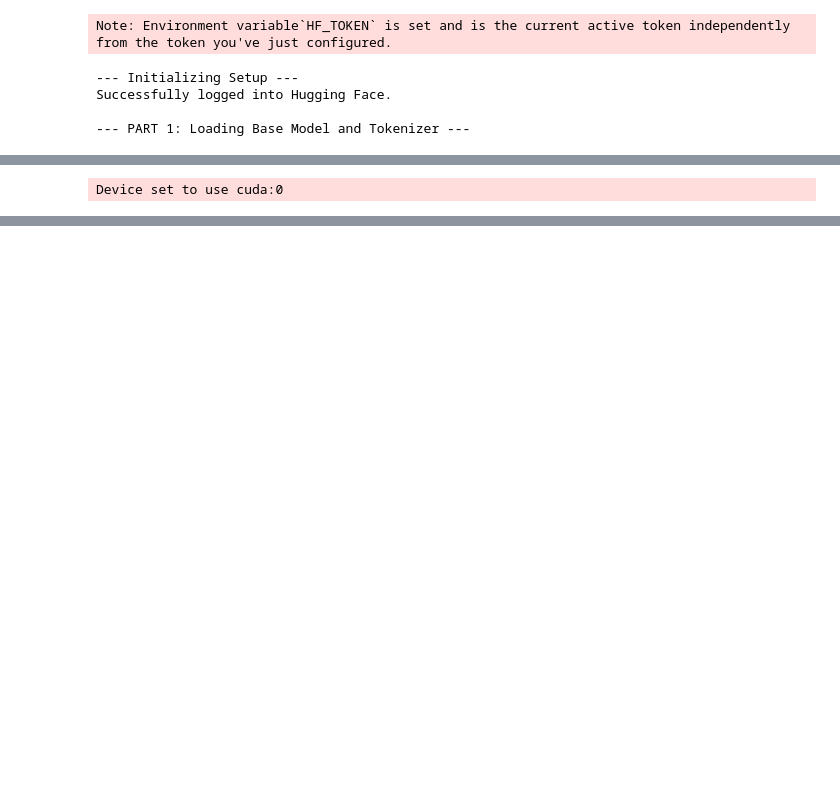
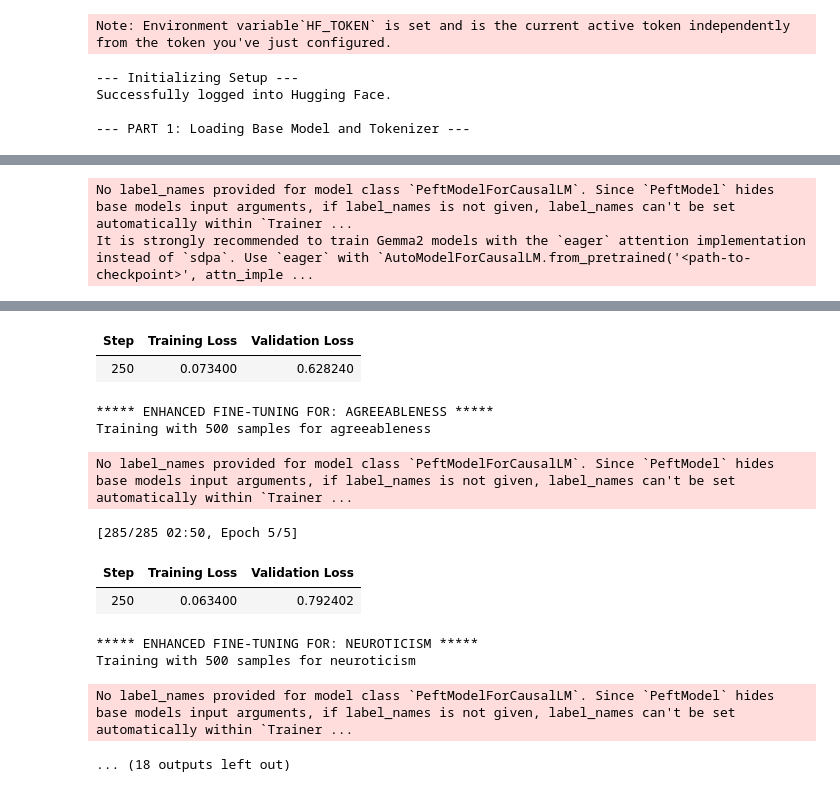
Before and after one commit to gunmayhanda/Personality-Manipulation-in-LLMs-against-Benchmark-Performance, a Jupyter notebook: personality_vs_bias/Experiment 1 PEFT Hyperparam Tuned.ipynb, the cells around one changed output, grey strips where cells are left out. Saved outputs shown, nothing was run; the diff lists cells and outputs as text; code cells hidden in the pictures; blank space fills up the shorter version.

Commit message:
Updated Hyperparams for PEFT

```diff
--- a/personality_vs_bias/Experiment 1 PEFT Hyperparam Tuned.ipynb
+++ b/personality_vs_bias/Experiment 1 PEFT Hyperparam Tuned.ipynb
@@ -180,6 +339,8 @@ def categorize_response_with_llm(judge_model, tokenizer, question, choices_str,
 # ==============================================================================
 # MAIN EXECUTION SCRIPT
 # ==============================================================================
+
+from transformers import TrainingArguments
 
 def main():
     # --- Setup ---
@@ -230,27 +391,46 @@ def main():
         print("All refined PEFT adapters found. Skipping fine-tuning.")
     else:
         logging.set_verbosity_warning()
+        # --- Enhanced Fine-Tuning Loop ---
         for current_trait in target_personalities:
-            print(f"\n***** REFINED FINE-TUNING FOR: {current_trait.upper()} *****")
+            print(f"\n***** ENHANCED FINE-TUNING FOR: {current_trait.upper()} *****")
             current_output_dir = os.path.join(OUTPUT_DIR_BASE, current_trait.lower().replace(" ", "_"))
+
             if os.path.exists(current_output_dir):
                 print(f"Adapter for {current_trait} already exists. Skipping.")
                 continue
 
-            trait_df = df_personality_raw[df_personality_raw['Target Personality'] == current_trait]
-            train_dataset = Dataset.from_pandas(trait_df).map(enhanced_training_prompt_format)
+            # Create balanced dataset
+            trait_df = create_balanced_dataset(df_personality_raw, current_trait)
+            print(f"Training with {len(trait_df)} samples for {current_trait}")
 
-            peft_config = LoraConfig(lora_alpha=lora_alpha, lora_dropout=lora_dropout, r=lora_r, bias="none", task_type="CAUSAL_LM", target_modules=target_modules)
+            # Create train/validation split
+            train_df, val_df = train_test_split(trait_df, test_size=0.1, random_state=42)
+
+            train_dataset = Dataset.from_pandas(train_df).map(enhanced_training_prompt_format_v2)
+            val_dataset = Dataset.from_pandas(val_df).map(enhanced_training_prompt_format_v2)
+
+            peft_config = LoraConfig(
+                lora_alpha=lora_alpha,
+                lora_dropout=lora_dropout,
+                r=lora_r,
+                bias="none",
+                task_type="CAUSAL_LM",
+                target_modules=target_modules
+            )
+
             model = get_peft_model(base_model, peft_config)
-
-            # *** MODIFIED: Reverted to the simpler SFTConfig to resolve the TypeError ***
-            training_args = SFTConfig(
+            training_args = TrainingArguments(
                 output_dir=current_output_dir,
                 num_train_epochs=num_train_epochs,
                 per_device_train_batch_size=per_device_train_batch_size,
+                per_device_eval_batch_size=per_device_train_batch_size,
                 gradient_accumulation_steps=gradient_accumulation_steps,
                 optim=optim,
+                save_strategy="steps",
                 save_steps=save_steps,
+                eval_strategy="steps",
+                eval_steps=eval_steps,
                 logging_steps=logging_steps,
                 learning_rate=learning_rate,
                 weight_decay=weight_decay,
@@ -262,21 +442,34 @@ def main():
                 group_by_length=group_by_length,
                 lr_scheduler_type=lr_scheduler_type,
                 report_to="tensorboard",
-                max_seq_length=max_seq_length,
-                packing=packing,
-                dataset_text_field="text",
+                save_total_limit=3,
+                load_best_model_at_end=True,
+                metric_for_best_model="eval_loss",
             )
-            # *** MODIFIED: The Trainer no longer takes an eval_dataset argument ***
+
+            # CORRECTED INITIALIZATION:
+            # The SFT-specific arguments are passed directly to the SFTTrainer,
+            # not to TrainingArguments.
             trainer = SFTTrainer(
                 model=model,
+                args=training_args,
                 train_dataset=train_dataset,
+                eval_dataset=val_dataset,
                 peft_config=peft_config,
-                args=training_args,
+                # Remove these lines - they're not valid SFTTrainer parameters:
+                # dataset_text_field="text",
+                # max_seq_length=max_seq_length,
+                # packing=packing,
             )
+
             trainer.train()
             trainer.save_model(current_output_dir)
+
+            # Clean up
             del model, trainer
             torch.cuda.empty_cache()
+
+
 
 # --- PART 3: Load PEFT Models for Evaluation ---
     print("\n--- PART 3: Loading PEFT Models for Evaluation ---")
@@ -335,7 +528,7 @@ def main():
             if not question or not choices_str: continue
 
             model_to_use = base_model if personality_trait == "neutral" else peft_model
-            response = get_llm_response(model_to_use, tokenizer, personality_trait, f"Question: {question}\nChoices: {choices_str}")
+            response = get_llm_response_v2(model_to_use, tokenizer, personality_trait, f"Question: {question}\nChoices: {choices_str}")
             all_results.append({
                 "intended_personality": personality_trait, "question_id": row['question_id'],
                 "question": question, "choices_str": choices_str,
@@ -351,7 +544,7 @@ def main():
     df_results = pd.DataFrame(all_results)
     print("  > Parsing responses with LLM-as-Judge...")
     df_results['llm_mapped_answer_label'] = df_results.apply(
-        lambda row: categorize_response_with_llm(base_model, tokenizer, row['question'], row['choices_str'], row['llm_raw_response']), axis=1
+        lambda row: improved_categorize_response(base_model, tokenizer, row['question'], row['choices_str'], row['llm_raw_response']), axis=1
     )
     if personality_classifier:
         print("  > Classifying traits for alignment score...")
@@ -405 +589,2 @@ Successfully loaded 5 adapters with explicit names.
-Device set to use cuda:0
+No label_names provided for model class `PeftModelForCausalLM`. Since `PeftModel` hides base models input arguments, if label_names is not given, label_names can't be set automatically within `Trainer ...
+It is strongly recommended to train Gemma2 models with the `eager` attention implementation instead of `sdpa`. Use `eager` with `AutoModelForCausalLM.from_pretrained('<path-to-checkpoint>', attn_imple ...
@@ -422,0 +592,12 @@ Full results saved to 'final_refined_evaluation_results.csv'
+| Step | Training Loss | Validation Loss |
+| 250 | 0.073400 | 0.628240 |
+***** ENHANCED FINE-TUNING FOR: AGREEABLENESS *****
+Training with 500 samples for agreeableness
+No label_names provided for model class `PeftModelForCausalLM`. Since `PeftModel` hides base models input arguments, if label_names is not given, label_names can't be set automatically within `Trainer ...
+[285/285 02:50, Epoch 5/5]
+| Step | Training Loss | Validation Loss |
+| 250 | 0.063400 | 0.792402 |
+***** ENHANCED FINE-TUNING FOR: NEUROTICISM *****
+Training with 500 samples for neuroticism
+No label_names provided for model class `PeftModelForCausalLM`. Since `PeftModel` hides base models input arguments, if label_names is not given, label_names can't be set automatically within `Trainer ...
+... (18 outputs left out)
```
Also changed, not shown: parts of 3 cells of this notebook.
